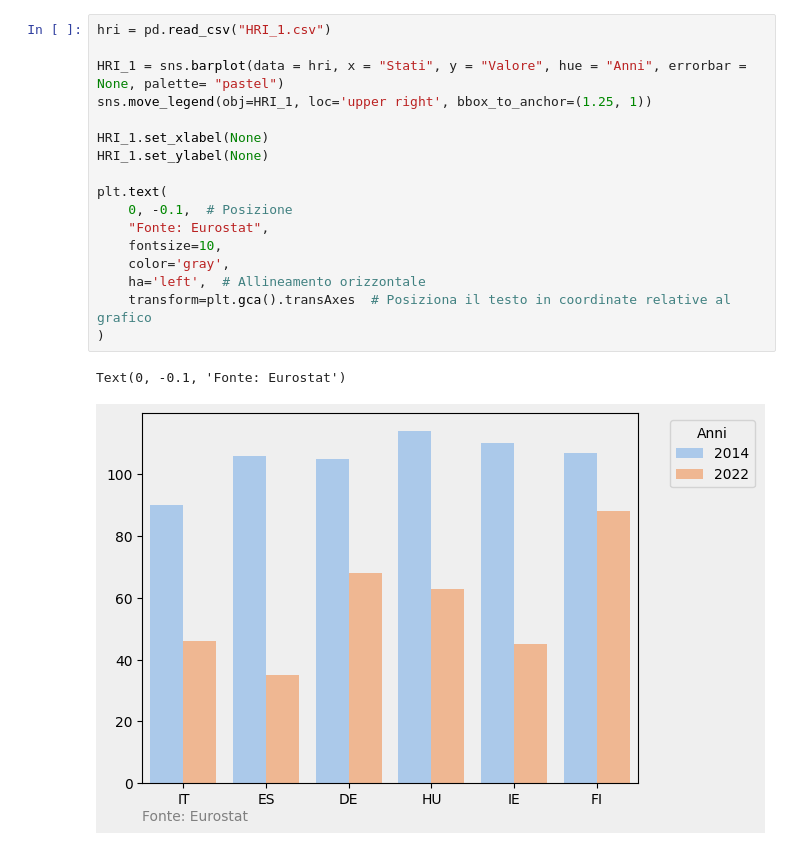
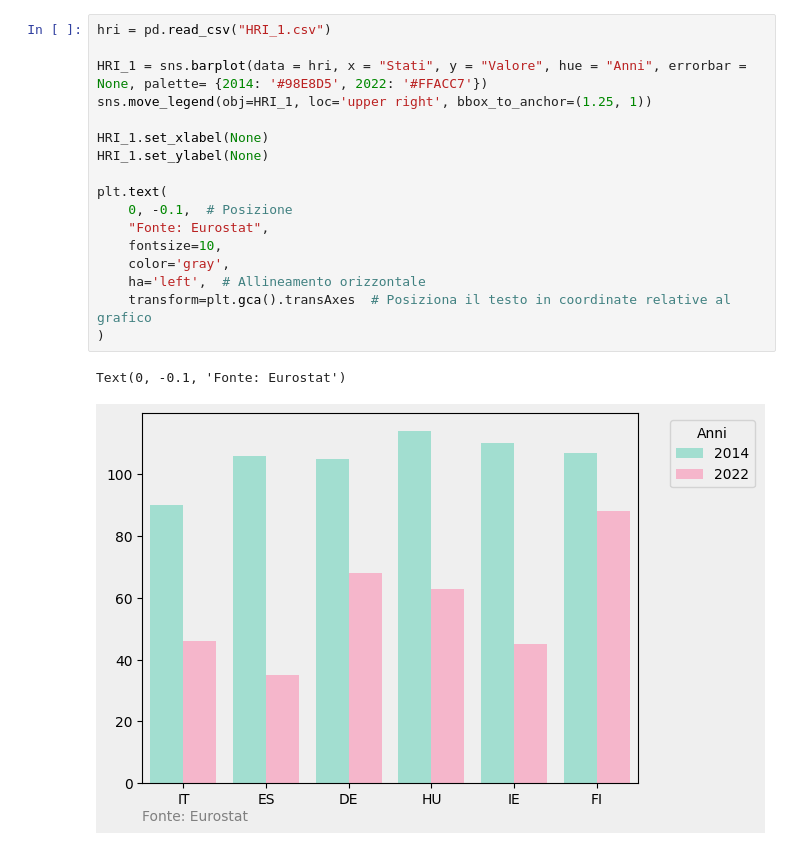
Before and after one commit to GioooTDM/Visualizzazione-Scientifica, a Jupyter notebook: Timis/Agricoltura/Pesticidi/Main.ipynb, the cells around one changed output. Cells and saved outputs as stored; diff of their text form.

```diff
--- a/Timis/Agricoltura/Pesticidi/Main.ipynb
+++ b/Timis/Agricoltura/Pesticidi/Main.ipynb
@@ -30,20 +29,20 @@ Text(0, -0.1, 'Fonte: Eurostat')
 # %%
 hri = pd.read_csv("HRI_1.csv")
 
-HRI_1 = sns.barplot(data = hri, x = "Stati", y = "Valore", hue = "Anni", errorbar = None, palette= "pastel")
+HRI_1 = sns.barplot(data = hri, x = "Stati", y = "Valore", hue = "Anni", errorbar = None, palette= {2014: '#98E8D5', 2022: '#FFACC7'})
 sns.move_legend(obj=HRI_1, loc='upper right', bbox_to_anchor=(1.25, 1))
 
 HRI_1.set_xlabel(None)
 HRI_1.set_ylabel(None)
 
 plt.text(
     0, -0.1,  # Posizione
     "Fonte: Eurostat",
     fontsize=10,
     color='gray',
     ha='left',  # Allineamento orizzontale
     transform=plt.gca().transAxes  # Posiziona il testo in coordinate relative al grafico
 )
 # %% [output]
 Text(0, -0.1, 'Fonte: Eurostat')
-[figure, old version]
+[figure, new version]
```
Also changed, not shown: parts of 1 cell of this notebook, 4 other files.
